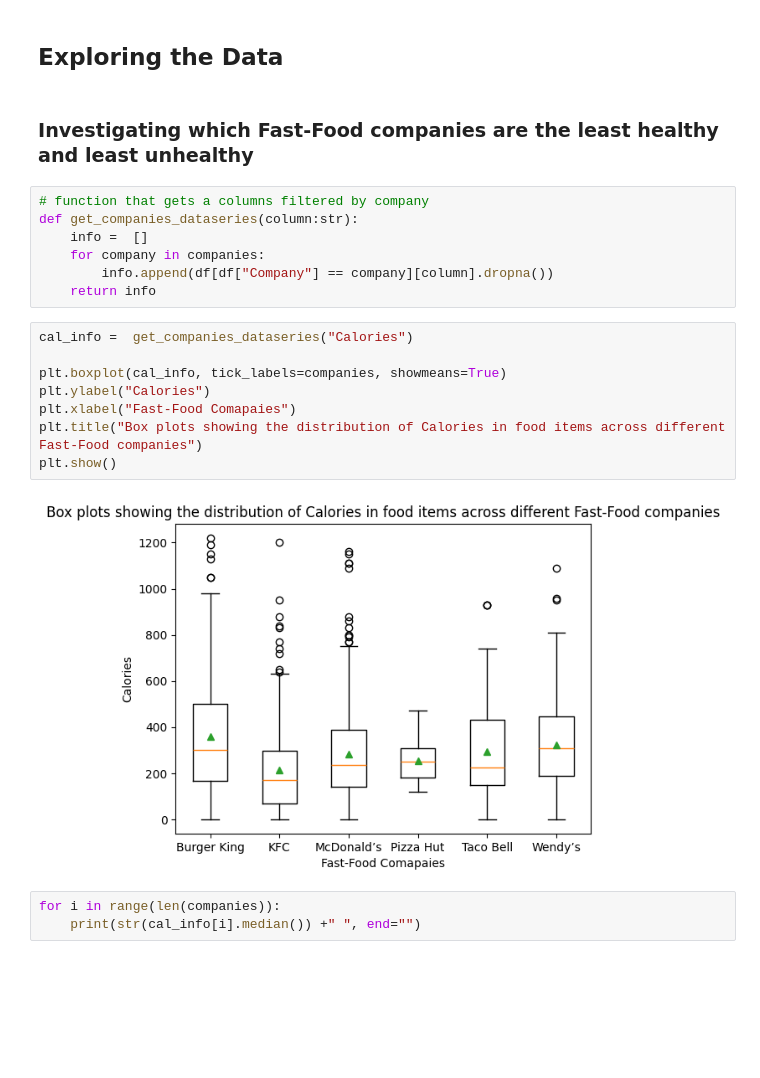
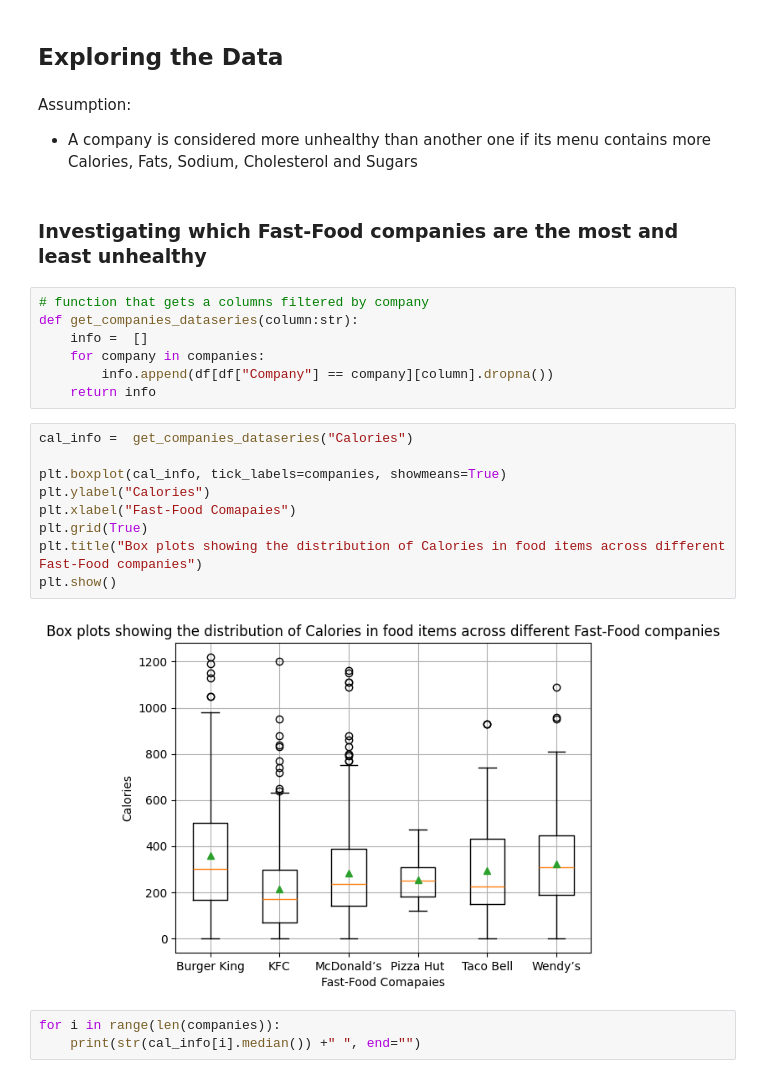
Before and after one commit to Sourov786/Fast_Food_Analysis, a Jupyter notebook: Fast_Food_Analysis.ipynb, the cells around one changed output. Drawn from its saved outputs; the diff is of its cells as text; blank space fills up the shorter version.

```diff
--- a/Fast_Food_Analysis.ipynb
+++ b/Fast_Food_Analysis.ipynb
@@ -128,8 +128,13 @@ show_null_proportion()
 companies = df.groupby("Company")["Item"].count().keys()
 # %% [markdown]
 ## Exploring the Data
+# %% [markdown]
+Assumption:
+<ul>
+<li> A company is considered more unhealthy than another one if its menu contains more Calories, Fats, Sodium, Cholesterol and Sugars
+</ul>
 # %% [markdown]
-### Investigating which Fast-Food companies are the least healthy and least unhealthy
+### Investigating which Fast-Food companies are the most and least unhealthy
 # %%
 # function that gets a columns filtered by company
 def get_companies_dataseries(column:str):
@@ -140,13 +145,14 @@ def get_companies_dataseries(column:str):
 # %%
 cal_info =  get_companies_dataseries("Calories")
 
 plt.boxplot(cal_info, tick_labels=companies, showmeans=True)
 plt.ylabel("Calories")
 plt.xlabel("Fast-Food Comapaies")
+plt.grid(True)
 plt.title("Box plots showing the distribution of Calories in food items across different Fast-Food companies")
 plt.show()
 # %% [output]
-[figure, old version]
+[figure, new version]
 # %%
 for i in range(len(companies)):
     print(str(cal_info[i].median()) +" ", end="")
```
Also changed, not shown: parts of 16 cells of this notebook.
